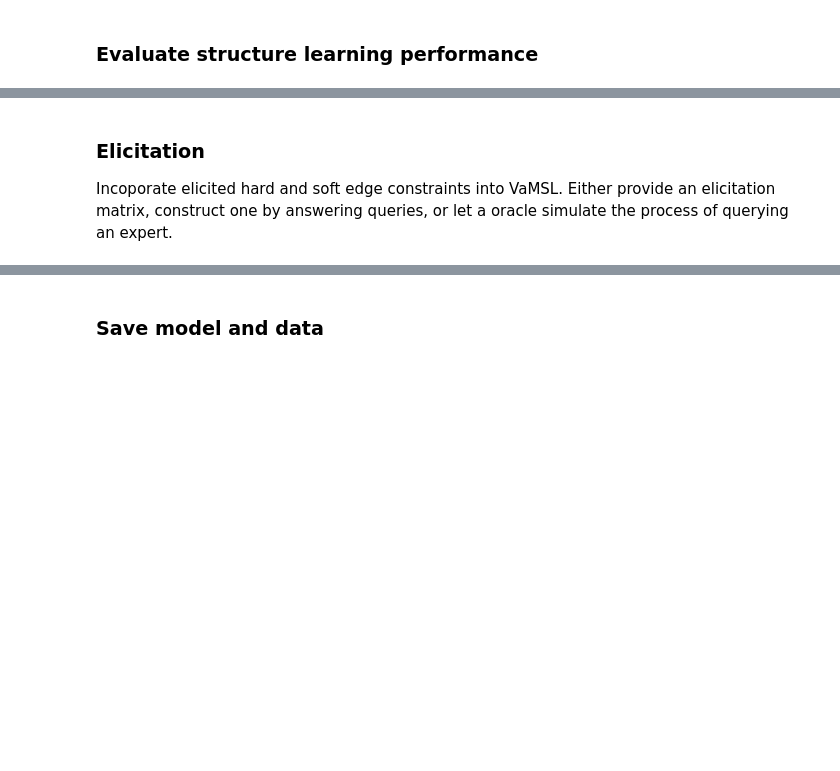
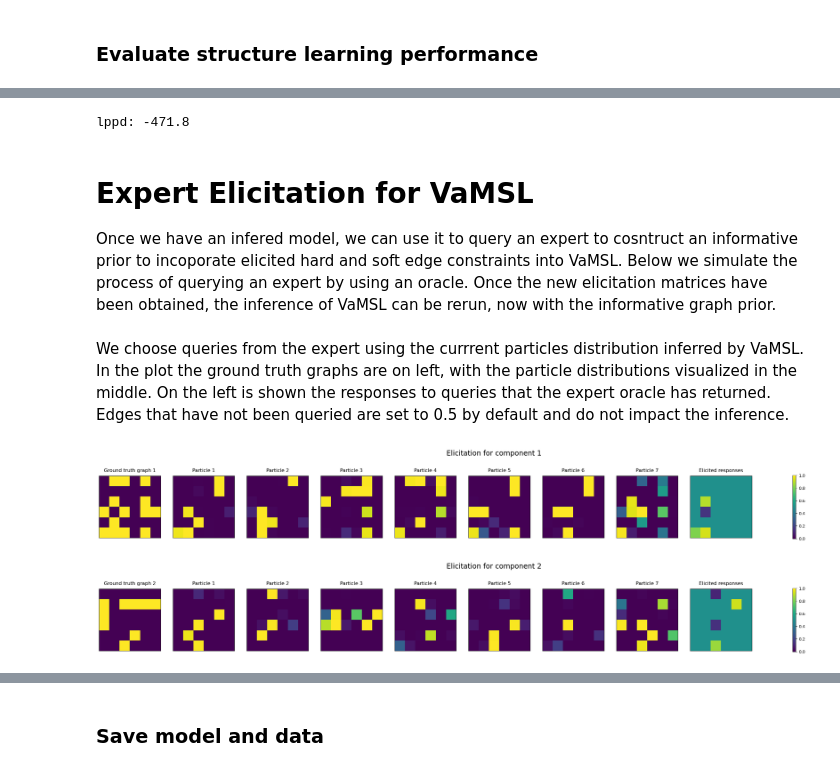
Before and after one commit to ZacBjo/VaMSL_proj, a Jupyter notebook: examples/vamsl_example.ipynb, the cells around one changed output, grey strips where cells are left out. Cells and saved outputs as stored; diff of their text form; code cells hidden in the pictures; blank space fills up the shorter version.

```diff
--- a/examples/vamsl_example.ipynb
+++ b/examples/vamsl_example.ipynb
@@ -79,17 +93,3 @@ if  n_observations > 0:
-# %%
-import numpy as np
-from sklearn.mixture import BayesianGaussianMixture
-from sklearn.metrics import confusion_matrix
-from scipy.optimize import linear_sum_assignment
-
-if  n_observations > 0:
-    n_components = n_components
-    random_state = seed
-
-    labels = BayesianGaussianMixture(n_components=n_components, random_state=random_state, init_params='random_from_data', verbose=1).fit_predict(x)
-    VGMM_assignments = confusion_matrix(indicator, labels)[:,linear_sum_assignment(confusion_matrix(indicator, labels), maximize=True)[1]]
-    print("\nVGMM MAP clustering:\n", VGMM_assignments, '\n')
-    print('Percentage missclassified: ', 100*jnp.sum(VGMM_assignments[~jnp.eye(n_components, dtype=bool)])/n_observations, '%') # mask diagonal with logical not of identity matrix
 # %% [markdown]
 ### Create VaMSL.
 
@@ -222,32 +234,18 @@ MAP_assigned_neg_ave_log_lik(x=x_ho,
-# %%
-from vamsl.metrics import expected_log_mixture_lik
-
-key, subk = random.split(key)
-expected_log_mixture_lik(key=subk,
-                         q_pi=vamsl.get_posteriors()[3],
-                         dists=vamsl.get_component_dists(),
-                         eltwise_log_likelihood=vamsl.eltwise_component_log_likelihood_observ,
-                         x=x_ho)
 # %%
 from vamsl.metrics import MAP_assigned_lppd
 
-MAP_assigned_lppd(x=x_ho,
-                  dists=vamsl.get_component_dists(),
-                  MAP_assignments=jnp.argmax(vamsl.compute_log_responsibilities(x=x_ho), axis=1),
-                  eltwise_log_likelihood=vamsl.eltwise_component_log_likelihood_observ)
+lppd = MAP_assigned_lppd(x=x_ho,
+                         dists=vamsl.get_component_dists(),
+                         MAP_assignments=jnp.argmax(vamsl.compute_log_responsibilities(x=x_ho), axis=1),
+                         eltwise_log_likelihood=vamsl.eltwise_component_log_likelihood_observ)
+
+print(f'lppd: {lppd:4.1f}')
+# %% [output]
+lppd: -471.8
-# %%
-from vamsl.metrics import mixture_lppd
-
-key, subk = random.split(key)
-mixture_lppd(key=subk,
-             q_pi=vamsl.get_posteriors()[3],
-             x=x_ho,
-             dists=vamsl.get_component_dists(),
-             eltwise_log_likelihood=vamsl.eltwise_component_log_likelihood_observ)
 # %% [markdown]
-### Elicitation
+# Expert Elicitation for VaMSL
 
-Incoporate elicited hard and soft edge constraints into VaMSL. Either provide an elicitation matrix, construct one by answering queries, or let a oracle simulate the process of querying an expert.
+Once we have an infered model, we can use it to query an expert to cosntruct an informative prior to incoporate elicited hard and soft edge constraints into VaMSL. Below we simulate the process of querying an expert by using an oracle. Once the new elicitation matrices have been obtained, the inference of VaMSL can be rerun, now with the informative graph prior.
 # %%
 import numpy as np
 from vamsl.elicitation.simulators import bernoulli_simulator, beta_simulator
@@ -256,9 +254,7 @@ from vamsl.elicitation import edgeElicitation, graphOracle
 key = random.PRNGKey((seed:=195))
 # Eliciation parameters
 n_queries = 4
-random_queries = True
-stochastic = False
-expert_reliability = (0.75, 0.05, 1, 1, 1) # means = 0.75, 0.5, 0.25, vars = 0.05, 0.1, 0.2
+stochastic, expert_reliability = True, (0.9, 0.05) # mean reliability, reliability variance
 
 # User simulator and utility function
 #simulator, expected_utility, soft = bernoulli_simulator(), 'Rao-Blackwellized EIG', False # for hard constraints
@@ -269,41 +265,43 @@ elicitor = edgeElicitation(simulator=simulator, expected_utility=expected_utilit
 oracle = graphOracle(ground_truth_graphs[order])
 
 E = 0.5 * jnp.ones_like(vamsl.get_E())
-#E = vamsl.get_E()
+#E = vamsl.get_E() # if already using informative prior
+
 # Initialize list of all possible experiments [n_components, n_vars**2, 2]
 experiment_lists = np.array([[(i, j) for i in range(n_vars) for j in range(n_vars) if not i==j] for k in range(n_components)])
+# %% [markdown]
+We choose queries from the expert using the currrent particles distribution inferred by VaMSL. In the plot the ground truth graphs are on left, with the particle distributions visualized in the middle. On the left is shown the responses to queries that the expert oracle has returned. Edges that have not been queried are set to 0.5 by default and do not impact the inference.
 # %%
 from vamsl.utils import visualize_elicitation
 
 # Elicitation
 #experiment_lists = np.array([[(i, j) for i in range(n_vars) for j in range(n_vars) if not i==j] for k in range(n_components)])
 indices_list = [] # list of edges queries to remove from experiment list
 for component in range(n_components): # TODO: Make function
     # Get component parameters which correspond to particle-wise edge probabilities
     q_z_k, E_k = vamsl.get_posteriors()[0][component], vamsl.get_E()[component]
-    parameter_samples = jax.vmap(vamsl.edge_probs, (0, None, None))(q_z_k, 1000, E_k)
+    parameter_samples = jax.vmap(vamsl.edge_probs, (0, None, None))(q_z_k, t_0+steps, E_k)
 
     # Get optimal queries
     experiment_list = experiment_lists[component]
     key, subk = random.split(key)
     exps, EIGs, indices = elicitor.optimal_queries(parameter_samples=parameter_samples,
                                                    experiment_list=experiment_list,
                                                    n_queries=n_queries,
                                                    key=subk)
-    if random_queries:
-        # overwrite BED queries with random
-        indices = np.random.choice(range(experiment_list.shape[0]), n_queries, replace=False)
-        exps = experiment_list[indices]
 
     # Update elicitation matrix
     key, subk = random.split(key)
     E = oracle.update_elicitation_matrix(E=E, component=component, queries=exps,
                                          stochastic=stochastic, key=subk,
                                          reliability=expert_reliability, soft=soft)
     indices_list.append(indices)
 
     visualize_elicitation(mats=jnp.array([ground_truth_graphs[order][component],*[s for s in parameter_samples], E[component]]), component=component, order=order)
 
 # Remove experiments that were queried from experiment list
 experiment_lists = np.array([np.delete(exp_list, exp_is, axis=0) for exp_list, exp_is in zip(experiment_lists, indices_list)])
+# %% [output]
+[figure, added]
+[figure, added]
 # %%
```
Also changed, not shown: parts of 17 cells of this notebook.
